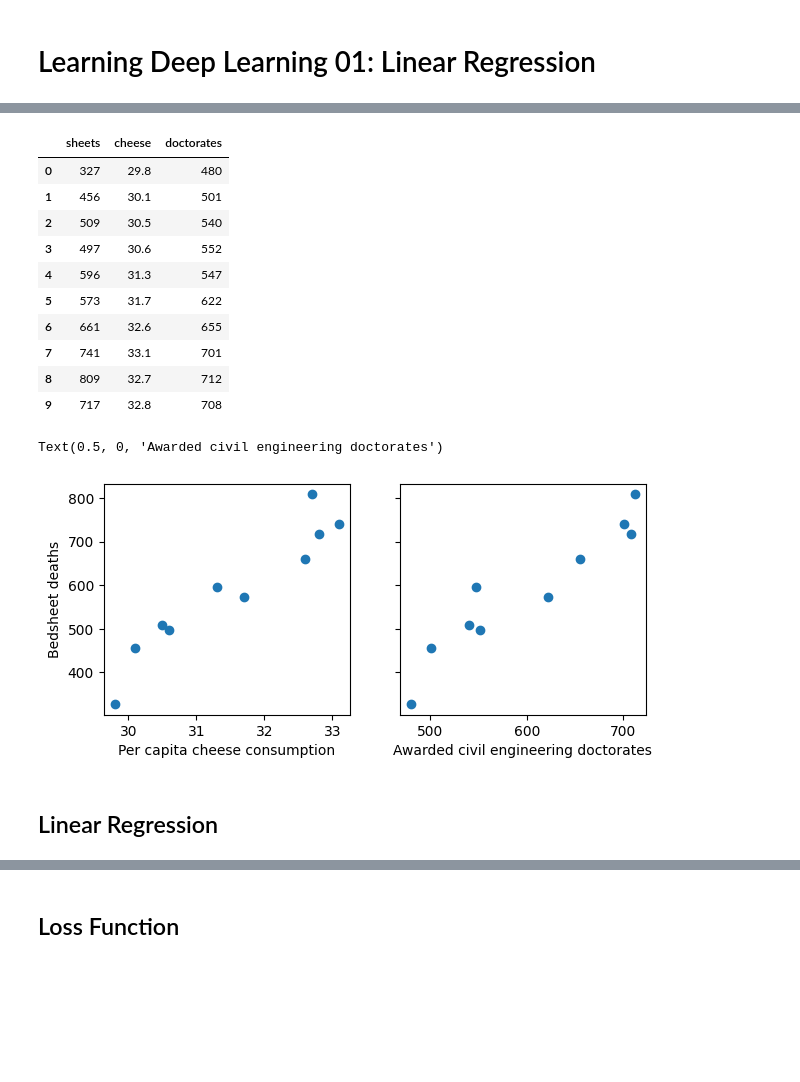
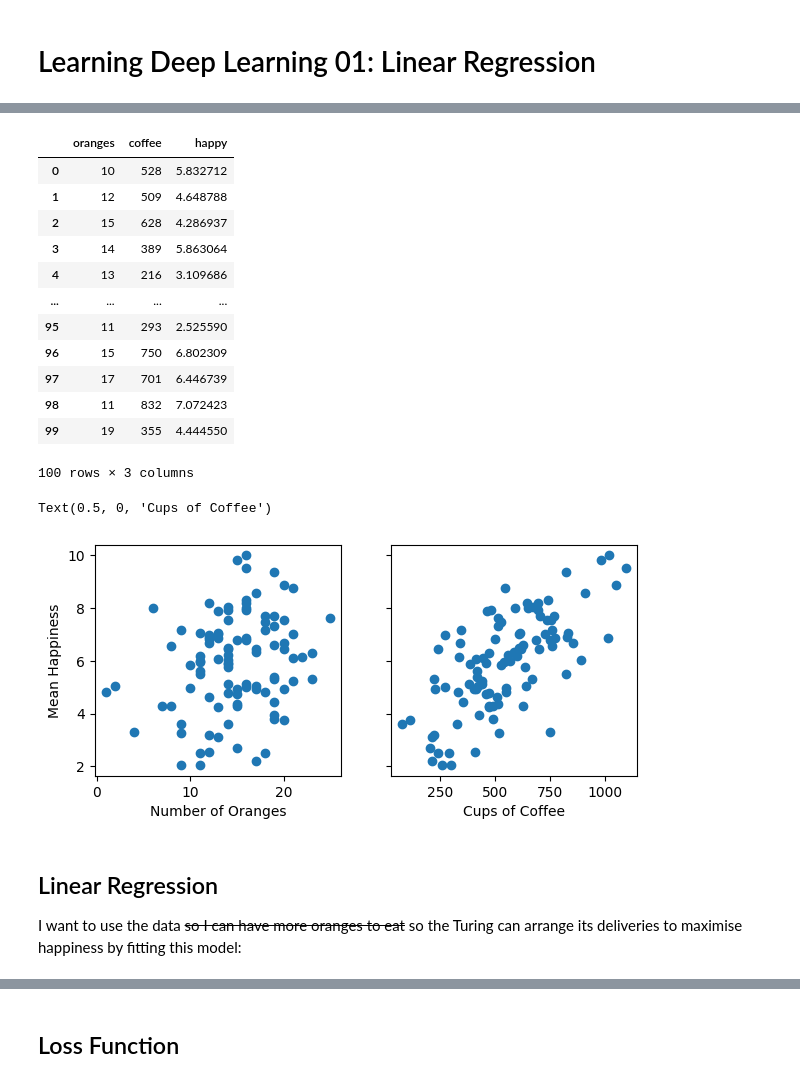
Before and after one commit to jack89roberts/learning-deep-learning, a Jupyter notebook: 01-shallow.ipynb, the cells around one changed output, grey strips where cells are left out. Cells and saved outputs as stored; diff of their text form; code cells hidden in the pictures; blank space fills up the shorter version.

```diff
--- a/01-shallow.ipynb
+++ b/01-shallow.ipynb
@@ -40,30 +16,34 @@ https://www.tylervigen.com/spurious-correlations
 # %%
-df = pd.read_csv("cheese_sheets.csv")
+df = pd.read_csv("happiness.csv")
 df
 # %% [output]
-|  | sheets | cheese | doctorates |
-| 0 | 327 | 29.8 | 480 |
-| 1 | 456 | 30.1 | 501 |
-| 2 | 509 | 30.5 | 540 |
-| 3 | 497 | 30.6 | 552 |
-| 4 | 596 | 31.3 | 547 |
-| 5 | 573 | 31.7 | 622 |
-| 6 | 661 | 32.6 | 655 |
-| 7 | 741 | 33.1 | 701 |
-| 8 | 809 | 32.7 | 712 |
-| 9 | 717 | 32.8 | 708 |
+|  | oranges | coffee | happy |
+| 0 | 10 | 528 | 5.832712 |
+| 1 | 12 | 509 | 4.648788 |
+| 2 | 15 | 628 | 4.286937 |
+| 3 | 14 | 389 | 5.863064 |
+| 4 | 13 | 216 | 3.109686 |
+| ... | ... | ... | ... |
+| 95 | 11 | 293 | 2.525590 |
+| 96 | 15 | 750 | 6.802309 |
+| 97 | 17 | 701 | 6.446739 |
+| 98 | 11 | 832 | 7.072423 |
+| 99 | 19 | 355 | 4.444550 |
+100 rows × 3 columns
 # %%
 fig, ax = plt.subplots(1, 2, figsize=(7, 3), sharey=True)
-ax[0].scatter(df["cheese"], df["sheets"])
-ax[0].set_ylabel("Bedsheet deaths")
-ax[0].set_xlabel("Per capita cheese consumption")
-ax[1].scatter(df["doctorates"], df["sheets"])
-ax[1].set_xlabel("Awarded civil engineering doctorates")
+ax[0].scatter(df["oranges"], df["happy"])
+ax[0].set_ylabel("Mean Happiness")
+ax[0].set_xlabel("Number of Oranges")
+ax[1].scatter(df["coffee"], df["happy"])
+ax[1].set_xlabel("Cups of Coffee")
 # %% [output]
-Text(0.5, 0, 'Awarded civil engineering doctorates')
+Text(0.5, 0, 'Cups of Coffee')
-[figure, old version]
+[figure, new version]
-# %% [markdown]
-## Linear Regression
+# %% [markdown]
+## Linear Regression
+
+I want to use the data ~~so I can have more oranges to eat~~ so the Turing can arrange its deliveries to maximise happiness by fitting this model:
 # %% [markdown]
 $$
 \hat{y} = w_1 x_1 + w_2 x_2 + b
```
Also changed, not shown: parts of 20 cells of this notebook, 2 other files.
